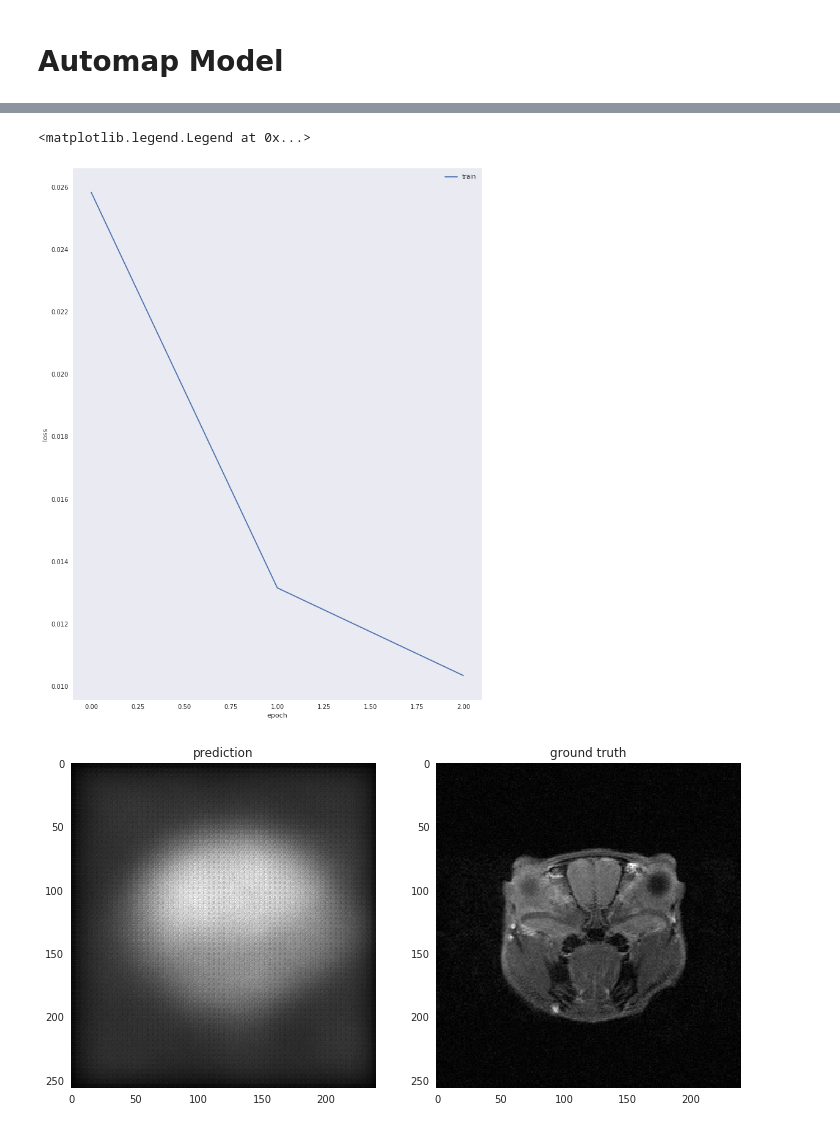
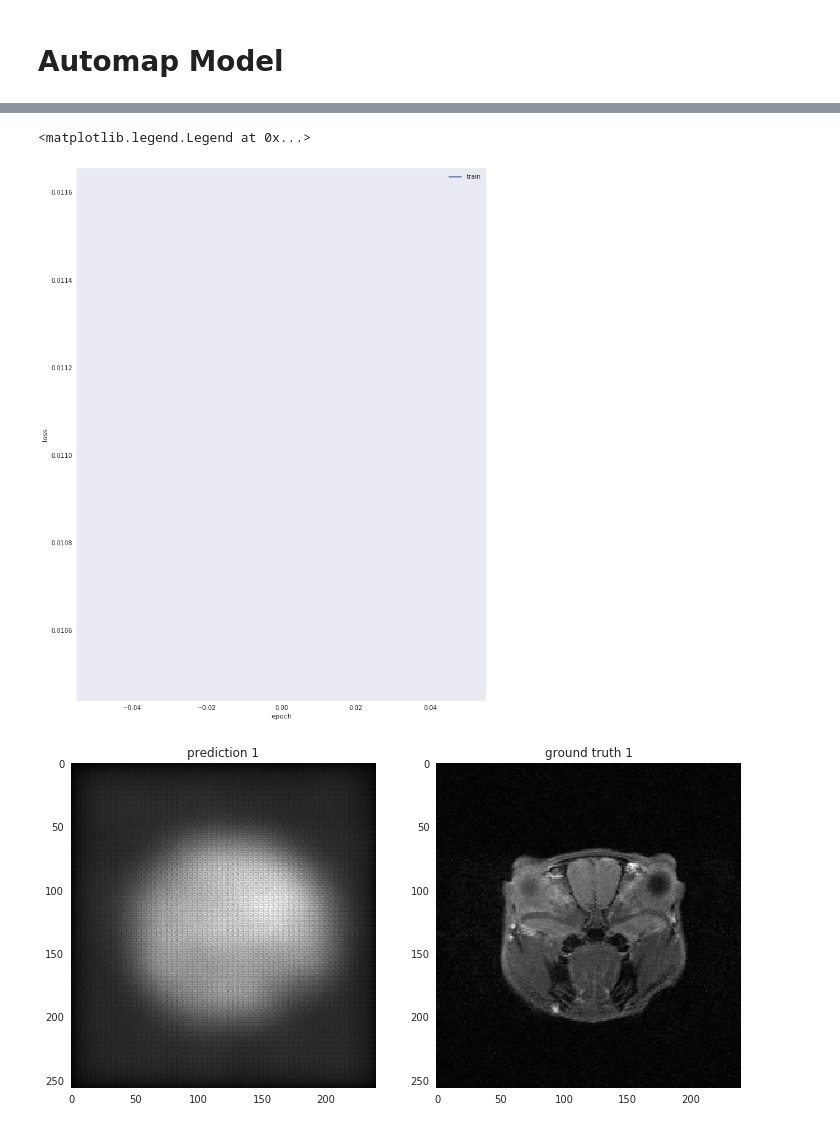
Before and after one commit to alexwal/cs230-project, a Jupyter notebook: MRI_reconstruction_example/automap_model.ipynb, the cells around one changed output, grey strips where cells are left out. Drawn from its saved outputs; the diff is of its cells as text; code cells hidden in the pictures.

```diff
--- a/MRI_reconstruction_example/automap_model.ipynb
+++ b/MRI_reconstruction_example/automap_model.ipynb
@@ -260,15 +222,9 @@ def batch_generator():
 # %%
-# With generator:
-
-# Use first batch as validation data for now
-X_development, Y_development = next(batch_generator())
-
-sess = tf.Session(config=config)
-
+# Start training
 with sess.as_default():
     fit_model = model.fit_generator(batch_generator(),
                                  validation_data=(X_development, Y_development),
                                  steps_per_epoch=8,
-                                 epochs=3,
+                                 epochs=1,
                                  verbose=1)
 # %% [output]
@@ -292,4 +244,4 @@ plt.xlabel('epoch')
 plt.legend(['train'])
 # %% [output]
 <matplotlib.legend.Legend at 0x...>
-[figure, old version]
+[figure, new version]
@@ -296,18 +256,14 @@ plt.legend(['train'])
 # %%
 plt.rcParams['image.cmap'] = 'gray' # b/w images
-with sess.as_default():
 
-    prediction_batch = model.predict(X_development)
-    prediction_batch = prediction_batch.squeeze()
+# Prediction 1
 
-    ground_truth_batch = Y_development.squeeze()
+plt.subplot(1, 2, 1)
+plt.imshow(prediction_batch[0])
+plt.title('prediction 1')
 
-    plt.subplot(1, 2, 1)
-    plt.imshow(prediction_batch[0])
-    plt.title('prediction')
-
-    plt.subplot(1, 2, 2)
-    plt.imshow(ground_truth_batch[0])
-    plt.title('ground truth')
+plt.subplot(1, 2, 2)
+plt.imshow(ground_truth_batch[0])
+plt.title('ground truth 1');
 # %% [output]
-[figure, old version]
+[figure, new version]
```
Also changed, not shown: parts of 10 cells of this notebook.
